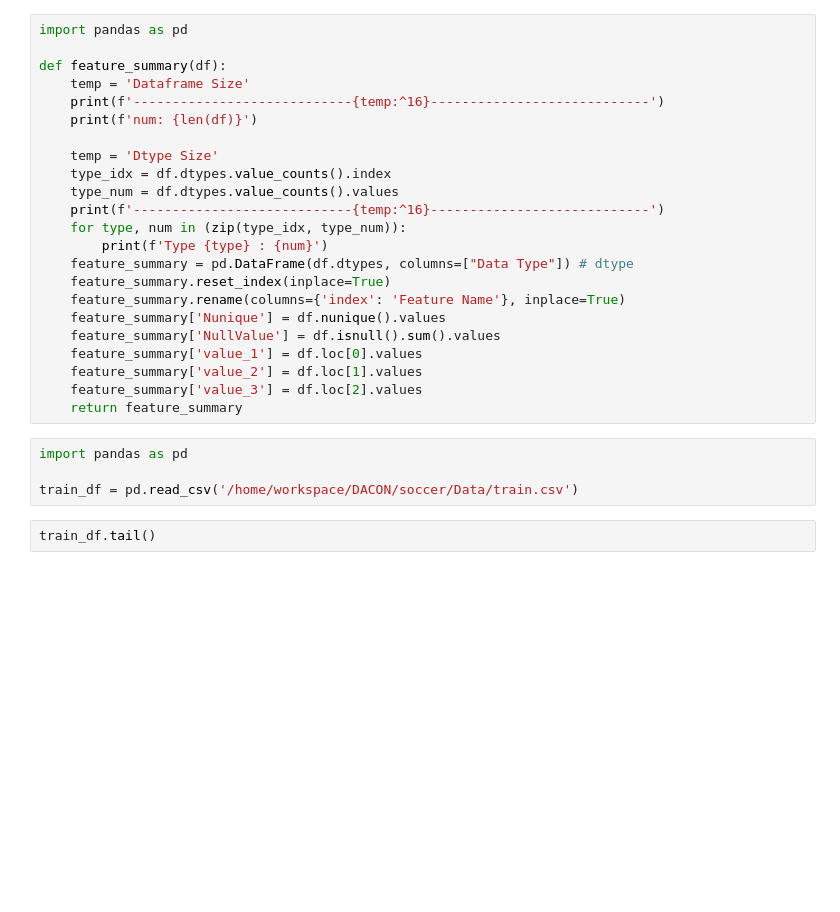
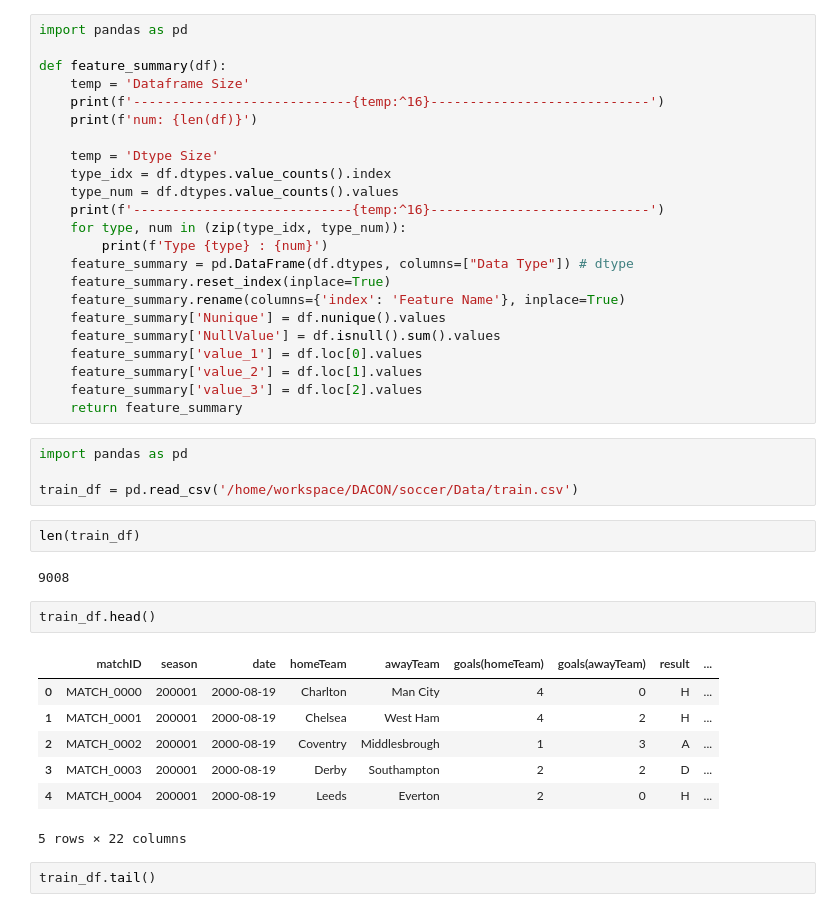
Before and after one commit to Hyeon-kki/DACON, a Jupyter notebook: soccer/EDA/EDA.ipynb, the cells around one changed output. Saved outputs shown, nothing was run; the diff lists cells and outputs as text; blank space fills up the shorter version.

```diff
--- a/soccer/EDA/EDA.ipynb
+++ b/soccer/EDA/EDA.ipynb
@@ -27,6 +27,20 @@ def feature_summary(df):
 import pandas as pd
 
 train_df = pd.read_csv('/home/workspace/DACON/soccer/Data/train.csv')
+# %%
+len(train_df)
+# %% [output]
+9008
+# %%
+train_df.head()
+# %% [output]
+|  | matchID | season | date | homeTeam | awayTeam | goals(homeTeam) | goals(awayTeam) | result | ... |
+| 0 | MATCH_0000 | 200001 | 2000-08-19 | Charlton | Man City | 4 | 0 | H | ... |
+| 1 | MATCH_0001 | 200001 | 2000-08-19 | Chelsea | West Ham | 4 | 2 | H | ... |
+| 2 | MATCH_0002 | 200001 | 2000-08-19 | Coventry | Middlesbrough | 1 | 3 | A | ... |
+| 3 | MATCH_0003 | 200001 | 2000-08-19 | Derby | Southampton | 2 | 2 | D | ... |
+| 4 | MATCH_0004 | 200001 | 2000-08-19 | Leeds | Everton | 2 | 0 | H | ... |
+5 rows × 22 columns
 # %%
 train_df.tail()
 # %% [output]
```
Also changed, not shown: parts of 1 cell of this notebook, 5 other files.
